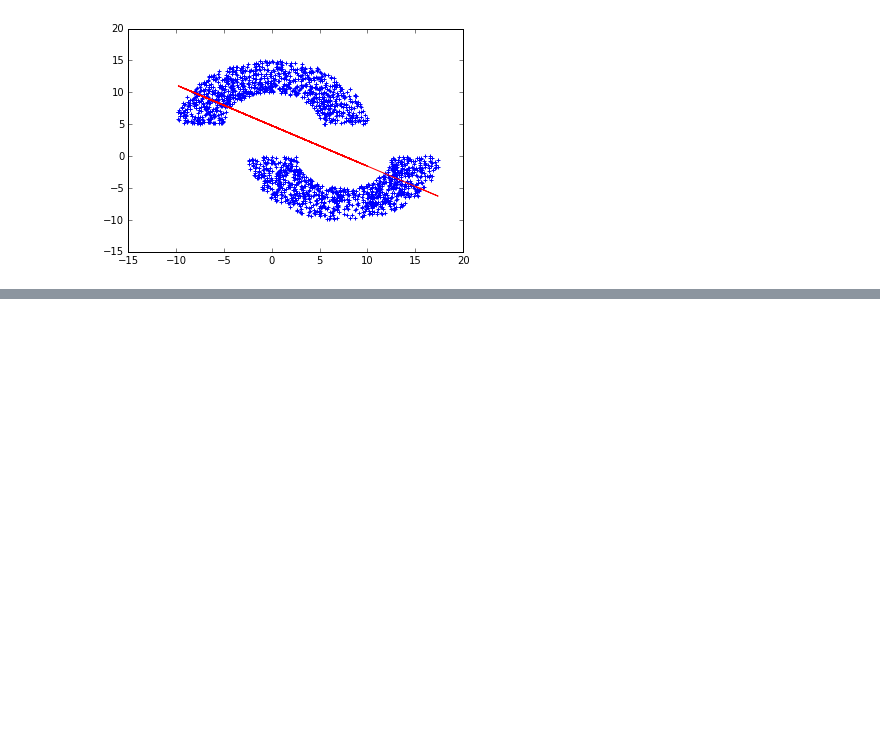
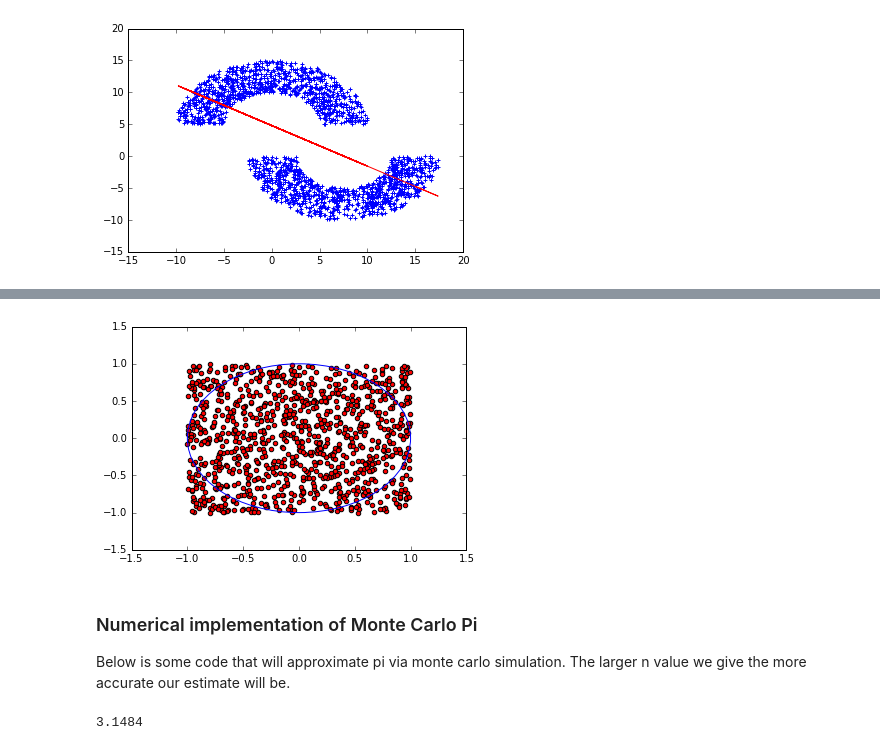
Before and after one commit to grant-roy/ml-class, a Jupyter notebook: week4/semi-circle-notebook/Untitled.ipynb, the cells around one changed output, grey strips where cells are left out. Drawn from its saved outputs; the diff is of its cells as text; code cells hidden in the pictures; blank space fills up the shorter version.

Commit message:
add monte carlo pi estimation

```diff
--- a/week4/semi-circle-notebook/Untitled.ipynb
+++ b/week4/semi-circle-notebook/Untitled.ipynb
@@ -31,0 +51,29 @@ rg.plot_regression(data, m, c)
+# %%
+import calculate_pi as cp
+%matplotlib inline
+
+cp.plot_unit_circle(1000)
+# %% [output]
+[figure, added]
+# %% [markdown]
+### Numerical implementation of Monte Carlo Pi
+
+Below is some code that will approximate pi via monte carlo simulation. The larger n value we give the more accurate
+our estimate will be.
+# %%
+import random
+from random import randint
+
+
+def monte_carlo_pi(n):
+    inside=0
+    for point in range(n):
+        x,y = random.random(), random.random()
+        if(x*x + y*y < 1.0):
+            inside+=1
+    return 4.0*inside/n
+
+
+print monte_carlo_pi(10000)
+# %% [output]
+3.1484
```
Also changed, not shown: parts of 2 cells of this notebook, 2 other files.
